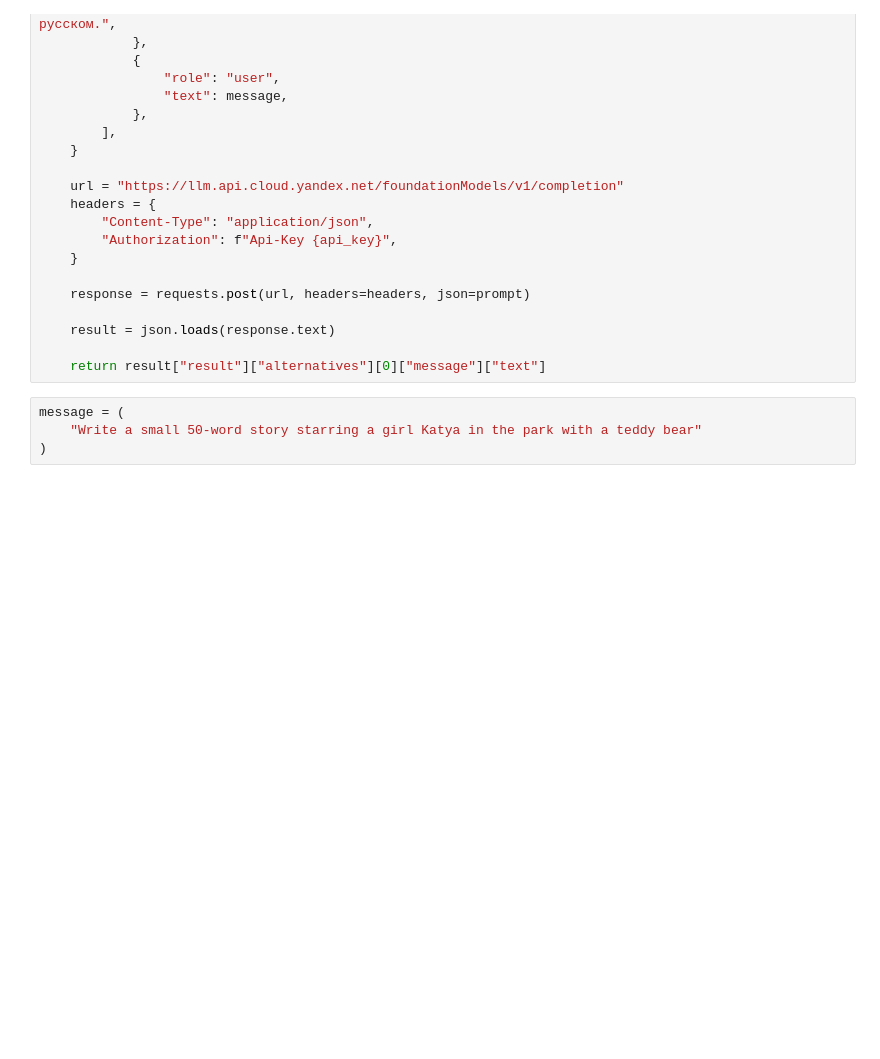
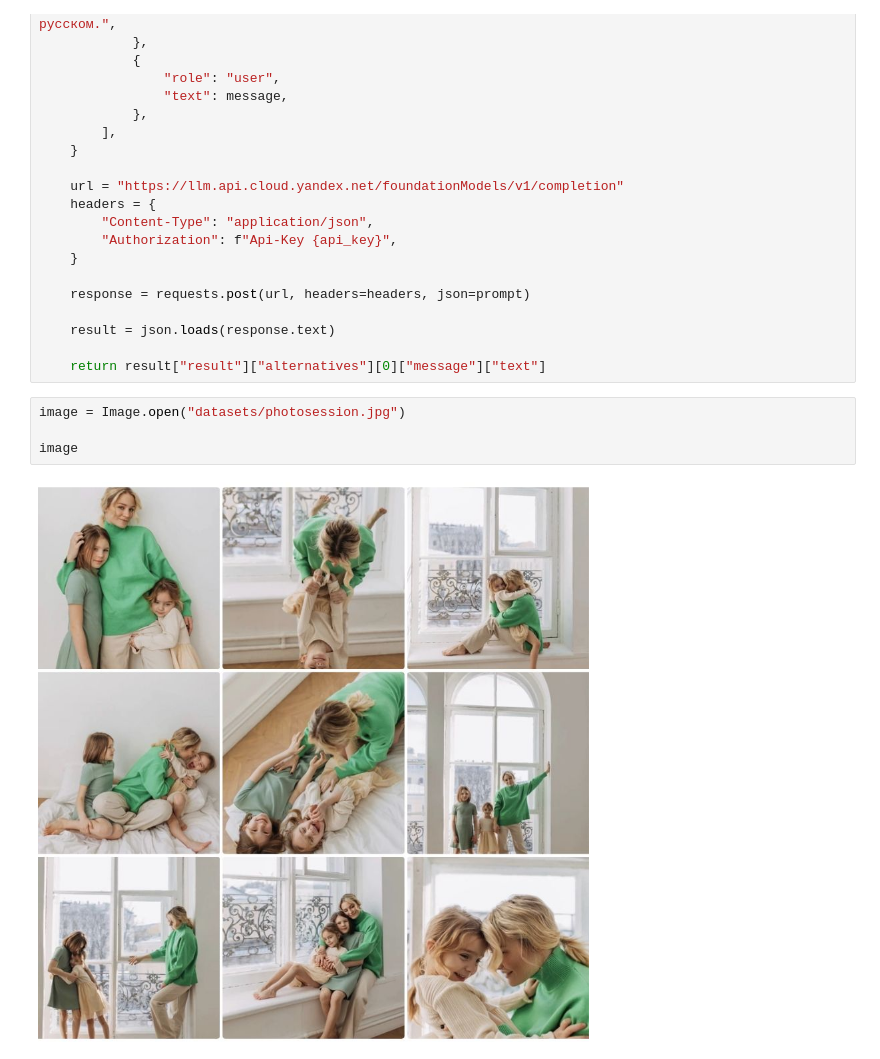
Before and after one commit to hilkovich/children_diary, a Jupyter notebook: notebooks/text_test.ipynb, the cells around one changed output. Saved outputs shown, nothing was run; the diff lists cells and outputs as text; blank space fills up the shorter version.

```diff
--- a/notebooks/text_test.ipynb
+++ b/notebooks/text_test.ipynb
@@ -36,7 +37,9 @@ def pred_history(message):
     result = json.loads(response.text)
 
     return result["result"]["alternatives"][0]["message"]["text"]
-# %%
-message = (
-    "Write a small 50-word story starring a girl Katya in the park with a teddy bear"
-)
+# %%
+image = Image.open("datasets/photosession.jpg")
+
+image
+# %% [output]
+[figure, added]
```
Also changed, not shown: parts of 4 cells of this notebook.
